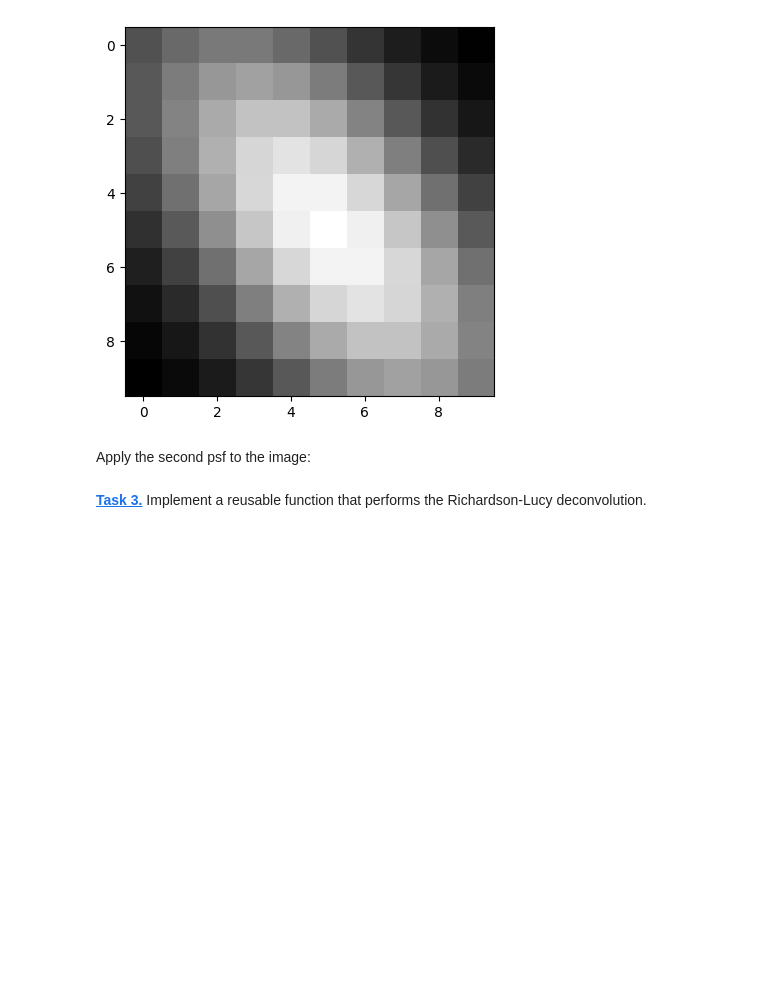
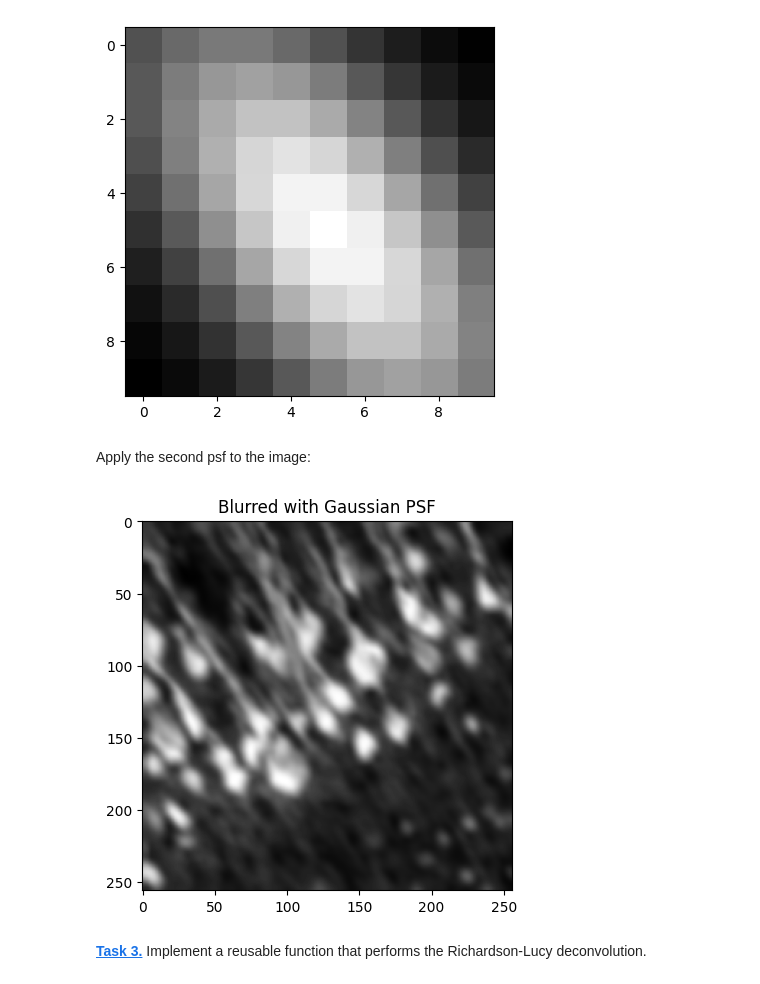
Before and after one commit to MiaRaedlein/mobi-fs5-python, a Jupyter notebook: deconvolution.ipynb, the cells around one changed output. Saved outputs shown, nothing was run; the diff lists cells and outputs as text; code cells hidden in the pictures; blank space fills up the shorter version.

```diff
--- a/deconvolution.ipynb
+++ b/deconvolution.ipynb
@@ -40,6 +50,18 @@ plt.imshow(create_psf(psf_size), 'gray')
 [figure]
 # %% [markdown]
 Apply the second psf to the image:
+# %%
+psf_gauss = create_psf(psf_size)
+psf_gauss = psf_gauss / np.sum(psf_gauss)  # Normierung auf Summe = 1
+
+img_gauss = conv(img, psf_gauss, mode='same', boundary='symm')
+
+plt.figure()
+plt.imshow(img_gauss, 'gray')
+plt.title('Blurred with Gaussian PSF')
+plt.show()
+# %% [output]
+[figure, added]
 # %% [markdown]
 **[Task 3.]()** Implement a reusable function that performs the Richardson-Lucy deconvolution.
 # %%
```
Also changed, not shown: parts of 7 cells of this notebook.
